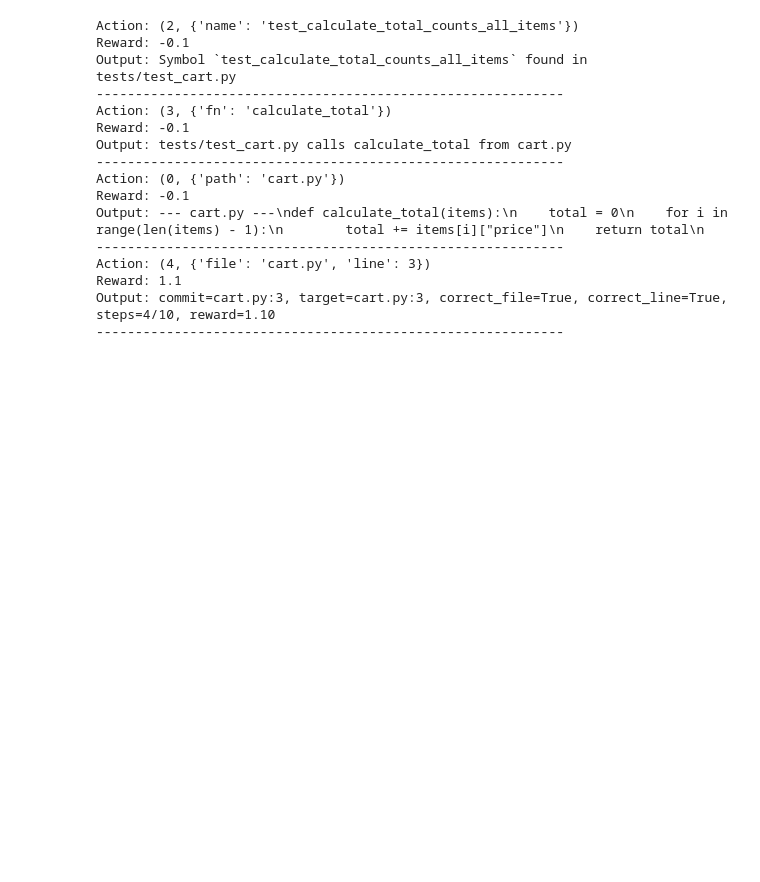
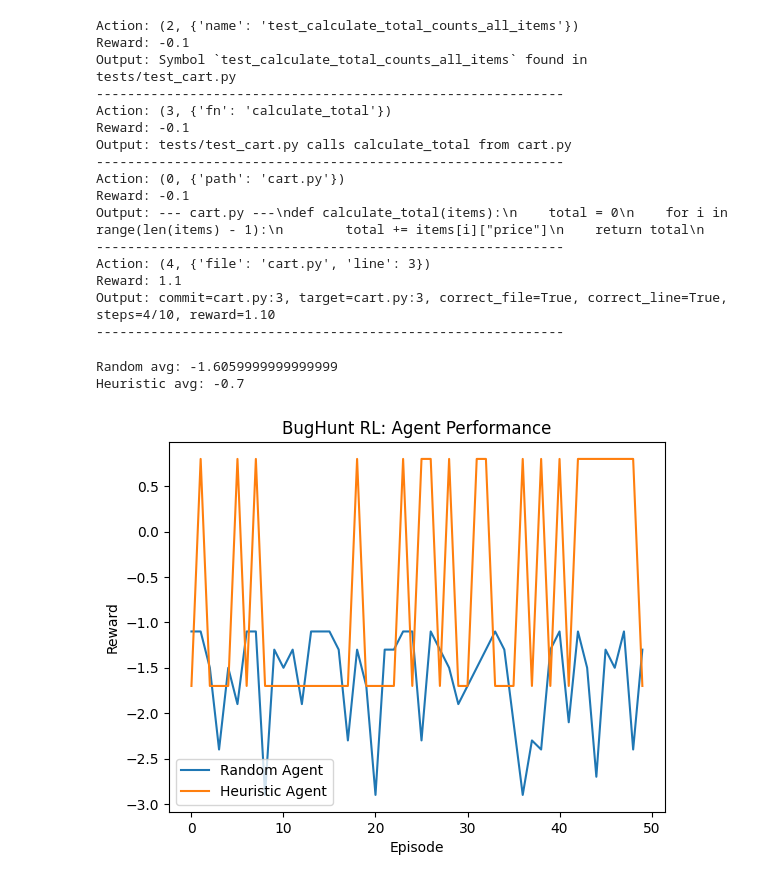
Before and after one commit to jagath-sajjan/BugginHell, a Jupyter notebook: notebooks/01_bugginhell_env_demo.ipynb, the cells around one changed output. Cells and saved outputs as stored; diff of their text form; code cells hidden in the pictures; blank space fills up the shorter version.

Commit message:
feat(notebook): add baseline reward comparison

```diff
--- a/notebooks/01_bugginhell_env_demo.ipynb
+++ b/notebooks/01_bugginhell_env_demo.ipynb
@@ -61,0 +113,32 @@ Output: commit=cart.py:3, target=cart.py:3, correct_file=True, correct_line=True
+# %%
+# Runnnn Multpile Episodesssss
+random_rewards = []
+heuristic_rewards = []
+
+for _ in range(50):
+    env = BugHuntEnv()
+    random_rewards.append(run_random_episode(env))
+
+for _ in range(50):
+    env = BugHuntEnv()
+    heuristic_rewards.append(run_heuristic_episode(env))
+
+print("Random avg:", sum(random_rewards)/len(random_rewards))
+print("Heuristic avg:", sum(heuristic_rewards)/len(heuristic_rewards))
+# %% [output]
+Random avg: -1.6059999999999999
+Heuristic avg: -0.7
+# %%
+# MatplotLIBBBB
+import matplotlib.pyplot as plt
+
+plt.figure()
+plt.plot(random_rewards, label="Random Agent")
+plt.plot(heuristic_rewards, label="Heuristic Agent")
+plt.xlabel("Episode")
+plt.ylabel("Reward")
+plt.title("BugHunt RL: Agent Performance")
+plt.legend()
+plt.show()
+# %% [output]
+[figure, added]
```
Also changed, not shown: parts of 2 cells of this notebook.
